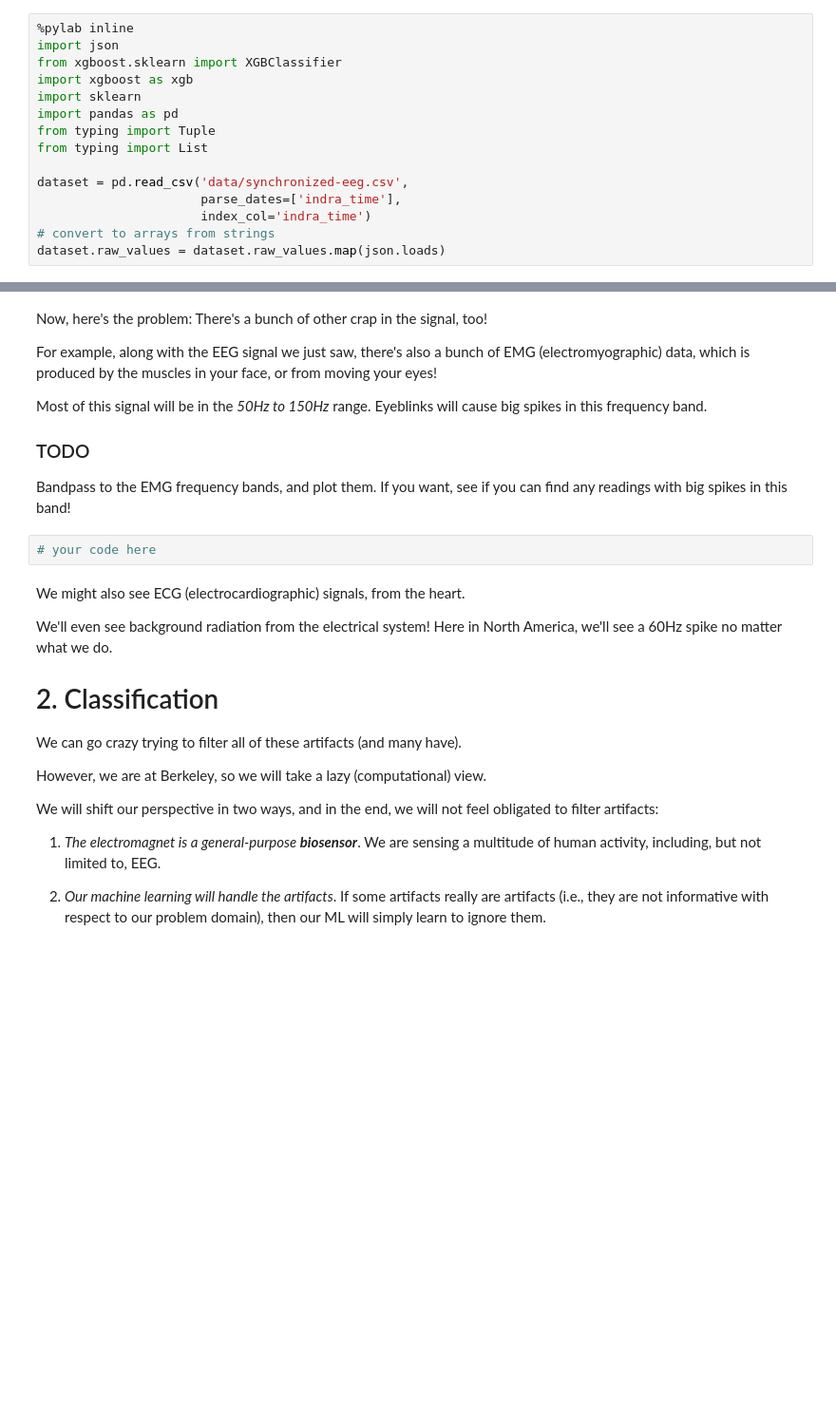
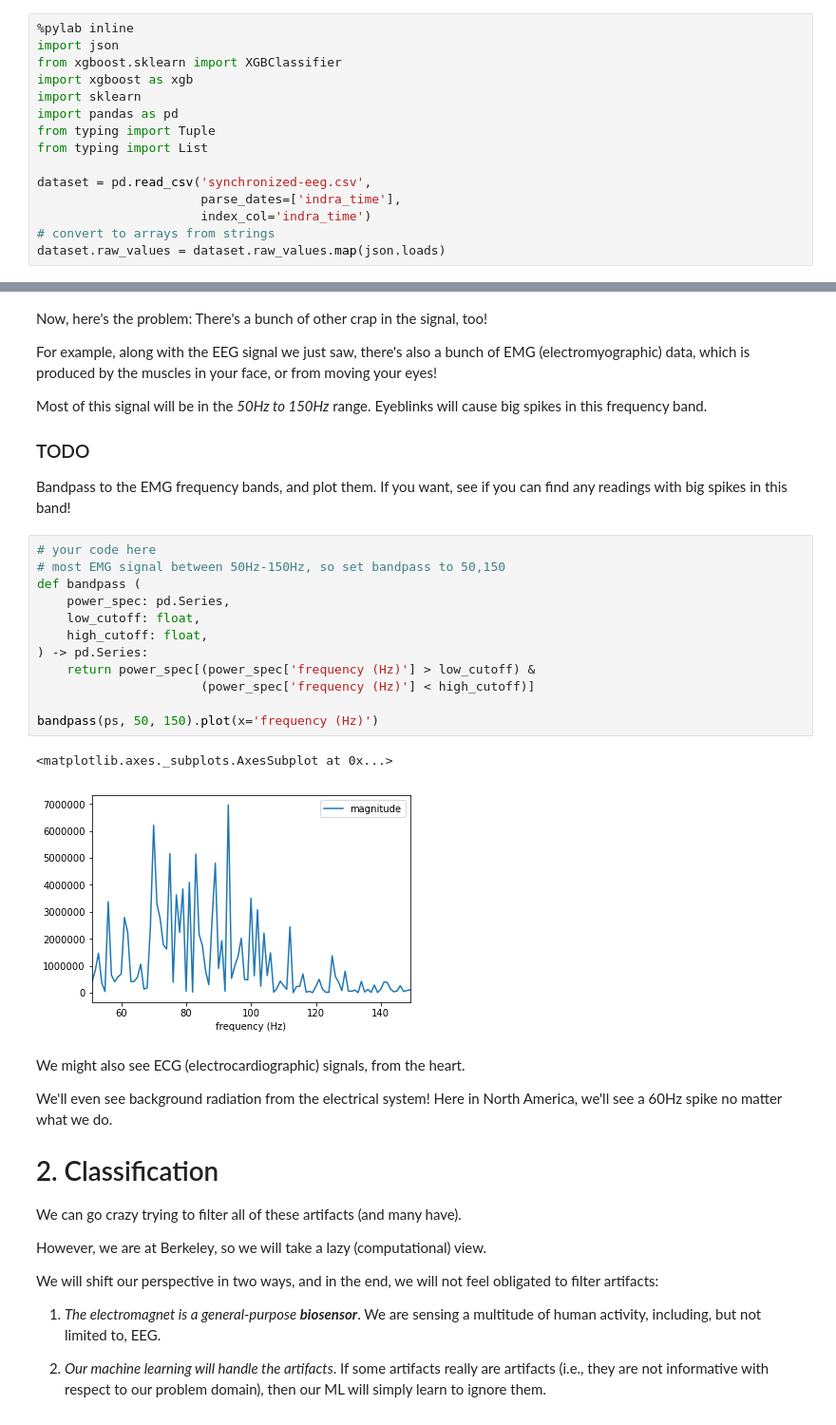
Before and after one commit to sophiali124/290T-mrt-lab1, a Jupyter notebook: lab-1.ipynb, the cells around one changed output, grey strips where cells are left out. Shown at 95% size. Cells and saved outputs as stored; diff of their text form; blank space fills up the shorter version.

```diff
--- a/lab-1.ipynb
+++ b/lab-1.ipynb
@@ -8,7 +8,7 @@ import pandas as pd
 from typing import Tuple
 from typing import List
 
-dataset = pd.read_csv('data/synchronized-eeg.csv',
+dataset = pd.read_csv('synchronized-eeg.csv',
                       parse_dates=['indra_time'],
                       index_col='indra_time')
 # convert to arrays from strings
@@ -84,8 +95,21 @@ Most of this signal will be in the *50Hz to 150Hz* range. Eyeblinks will cause b
 
 ### TODO
 Bandpass to the EMG frequency bands, and plot them. If you want, see if you can find any readings with big spikes in this band!
-# %%
-# your code here
+# %%
+# your code here
+# most EMG signal between 50Hz-150Hz, so set bandpass to 50,150
+def bandpass (
+    power_spec: pd.Series,
+    low_cutoff: float,
+    high_cutoff: float,
+) -> pd.Series:
+    return power_spec[(power_spec['frequency (Hz)'] > low_cutoff) &
+                      (power_spec['frequency (Hz)'] < high_cutoff)]
+
+bandpass(ps, 50, 150).plot(x='frequency (Hz)')
+# %% [output]
+<matplotlib.axes._subplots.AxesSubplot at 0x...>
+[figure, added]
 # %% [markdown]
 We might also see ECG (electrocardiographic) signals, from the heart.
 
```
Also changed, not shown: parts of 13 cells of this notebook.
